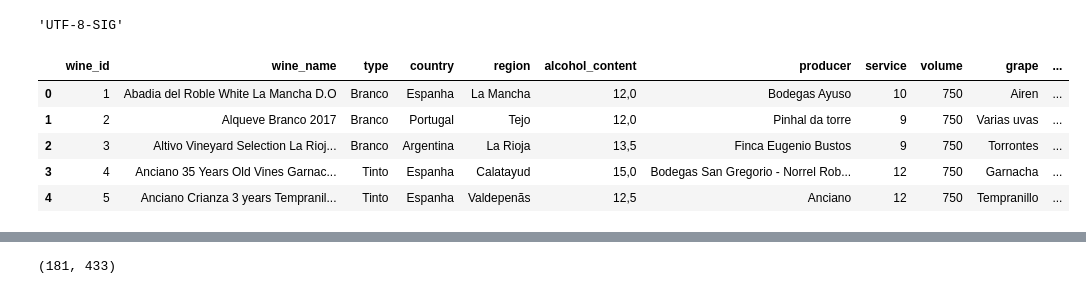
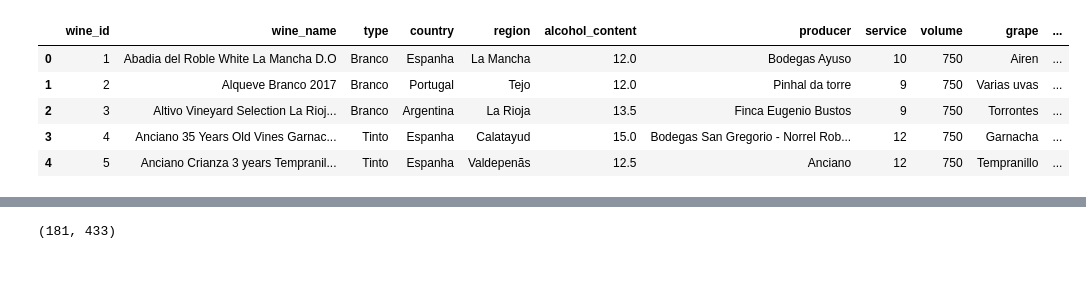
Before and after one commit to copquesz/LiveDWine, a Jupyter notebook: Wine_Recommendation_Content.ipynb, the cells around one changed output, grey strips where cells are left out. Cells and saved outputs as stored; diff of their text form; code cells hidden in the pictures.

```diff
--- a/Wine_Recommendation_Content.ipynb
+++ b/Wine_Recommendation_Content.ipynb
@@ -22,24 +23,20 @@ def clean_data(x):
             return str.lower(x.replace(" ", ""))
         else:
             return ''
-# %%
-# Detect the enconde having in wines csv file.
-wines_csv_encoding = find_encoding('data/wines.csv')
-wines_csv_encoding
-# %% [output]
-'UTF-8-SIG'
-# %%
-# Import wines dataset
-wines_col = ['wine_id', 'wine_name', 'type', 'country', 'region', 'alcohol_content', 'producer', 'service', 'volume', 'grape', 'harvest', 'harmonization', 'image']
-wines = pd.read_csv('data/wines.csv', sep=';', names=wines_col, encoding=wines_csv_encoding, engine='python')
-wines.head()
-# %% [output]
-|  | wine_id | wine_name | type | country | region | alcohol_content | producer | service | volume | grape | ... |
-| 0 | 1 | Abadia del Roble White La Mancha D.O | Branco | Espanha | La Mancha | 12,0 | Bodegas Ayuso | 10 | 750 | Airen | ... |
-| 1 | 2 | Alqueve Branco 2017 | Branco | Portugal | Tejo | 12,0 | Pinhal da torre | 9 | 750 | Varias uvas | ... |
-| 2 | 3 | Altivo Vineyard Selection La Rioj... | Branco | Argentina | La Rioja | 13,5 | Finca Eugenio Bustos | 9 | 750 | Torrontes | ... |
-| 3 | 4 | Anciano 35 Years Old Vines Garnac... | Tinto | Espanha | Calatayud | 15,0 | Bodegas San Gregorio - Norrel Rob... | 12 | 750 | Garnacha | ... |
-| 4 | 5 | Anciano Crianza 3 years Tempranil... | Tinto | Espanha | Valdepenãs | 12,5 | Anciano | 12 | 750 | Tempranillo | ... |
+# %%
+# This method takes the database connection.
+conn = pymysql.connect(host='localhost', port=int(3306), user='yabaconsultoria', passwd='yaba2389', db="livedwine",
+                           charset='utf8')
+wines = pd.read_sql_query("SELECT * FROM wine", conn)
+conn.close()
+wines.head()
+# %% [output]
+|  | wine_id | wine_name | type | country | region | alcohol_content | producer | service | volume | grape | ... |
+| 0 | 1 | Abadia del Roble White La Mancha D.O | Branco | Espanha | La Mancha | 12.0 | Bodegas Ayuso | 10 | 750 | Airen | ... |
+| 1 | 2 | Alqueve Branco 2017 | Branco | Portugal | Tejo | 12.0 | Pinhal da torre | 9 | 750 | Varias uvas | ... |
+| 2 | 3 | Altivo Vineyard Selection La Rioj... | Branco | Argentina | La Rioja | 13.5 | Finca Eugenio Bustos | 9 | 750 | Torrontes | ... |
+| 3 | 4 | Anciano 35 Years Old Vines Garnac... | Tinto | Espanha | Calatayud | 15.0 | Bodegas San Gregorio - Norrel Rob... | 12 | 750 | Garnacha | ... |
+| 4 | 5 | Anciano Crianza 3 years Tempranil... | Tinto | Espanha | Valdepenãs | 12.5 | Anciano | 12 | 750 | Tempranillo | ... |
 # %%
 wines['harmonization'] = wines['harmonization'].fillna('')
 wines.head()
```
Also changed, not shown: parts of 7 cells of this notebook, 1 other file.
